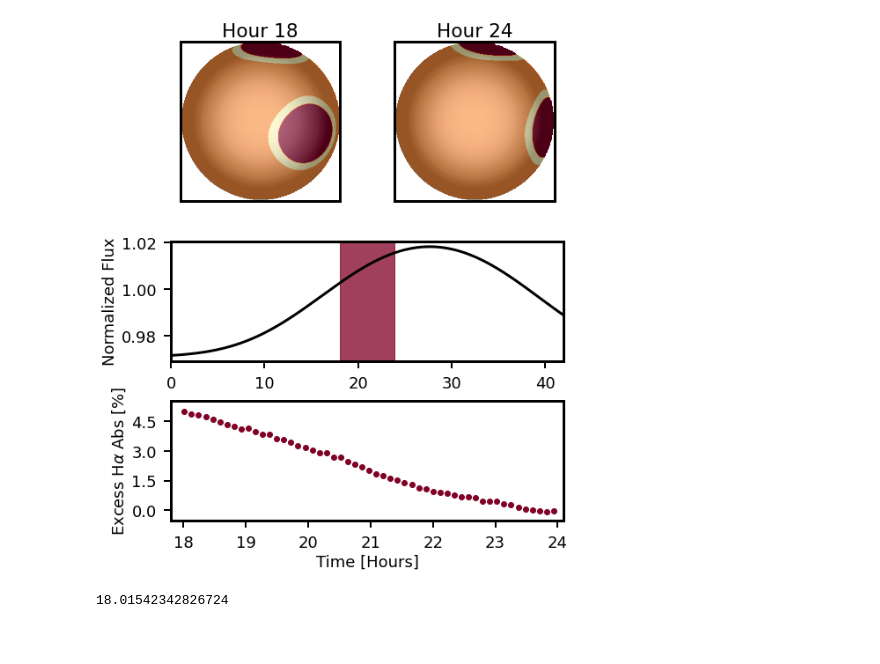
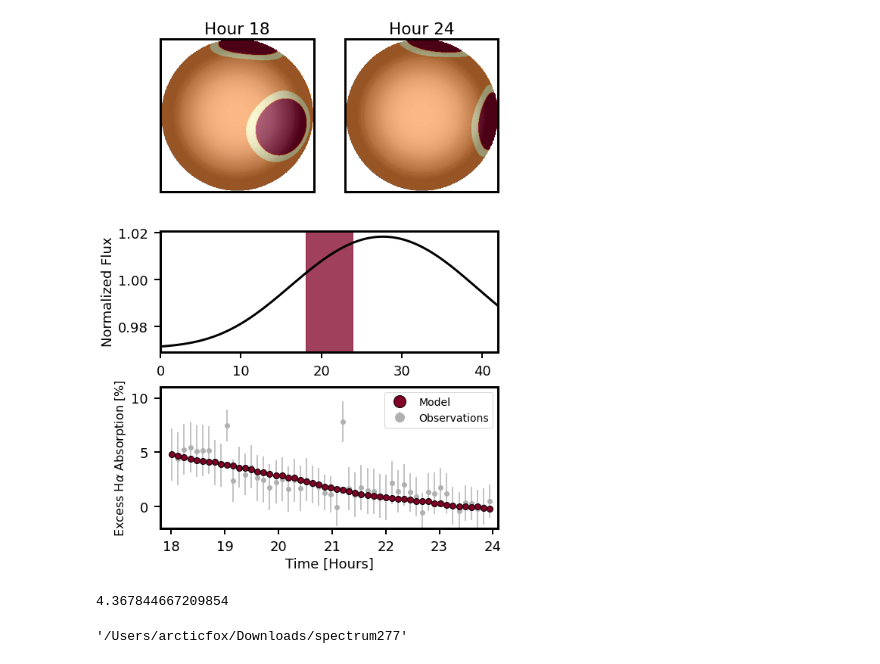
Before and after one commit to afeinstein20/doppler_tomography, a Jupyter notebook: notebooks/spot_model.ipynb, the cells around one changed output. Saved outputs shown, nothing was run; the diff lists cells and outputs as text; code cells hidden in the pictures.

Commit message:
updated for better plotting

```diff
--- a/notebooks/spot_model.ipynb
+++ b/notebooks/spot_model.ipynb
@@ -121,13 +119,13 @@ plt.legend();
 # %%
 surface_dir = '/Users/arcticfox/Documents/atmospheres/v1298tau/spot_surfaces/best_fit'
 surface_fns = np.sort([os.path.join(surface_dir, i) for i in os.listdir(surface_dir)
-                       if i.endswith('.npy')])
+                       if i.endswith('.npy') and 'spot' in i])
 # %%
-limb_vals = np.zeros(len(surf_tab.colnames[1:]))
+limb_vals = np.zeros(len(table.colnames[1:51]))
 for i in range(len(limb_vals)):
-    limb_vals[i] = float(surf_tab.colnames[i+1][1:])/100.0
+    limb_vals[i] = float(table.colnames[i+1][1:4])/100.0
 
-test = np.load(surface_fns[0])
+test = np.load(surface_fns[0], allow_pickle=True)
 ld_star = discrete_star(test.shape[0], limb_vals)
 
 x,y = np.where(ld_star==0)
@@ -170,12 +168,3 @@ for i in tqdm_notebook(range(len(surface_fns))):
     all_spec[i] = spec + 0.0
 # %% [output]
 [interactive output not drawn]
-# %%
-template = np.nanmedian(all_spec[80:], axis=0)
-
-for i in range(len(all_spec)):
-    plt.plot(spot[:,0][q], all_spec[i], c=parula_colors[int(i*1)], lw=3)
-plt.plot(spot[:,0][q], template, 'k', lw=3)
-
-plt.ylim(0.45,0.6)
-plt.xlim(6562.1,6563.5)
@@ -188,6 +176,7 @@ for i in range(len(all_spec)):
     equiv_widths[i] = np.nansum((all_spec[i]/template) - 1) * -1
 # %%
 lc = np.load(os.path.join(surface_dir,'simulated_lc.npy'), allow_pickle=True)
+halpha = np.load('real_halpha.npy', allow_pickle=True)
 
 plot_dir = '/Users/arcticfox/Documents/atmospheres/v1298tau/figures/'
 # %%
@@ -202,31 +191,37 @@ for i in range(cmap.N):
     colors.append(matplotlib.colors.rgb2hex(rgb))
 colors = np.array(colors)
 # %%
-fig2 = plt.figure(constrained_layout=True, figsize=(8,10))
+fig2 = plt.figure(constrained_layout=True, figsize=(8,12))
 spec2 = gridspec.GridSpec(ncols=2, nrows=3, figure=fig2,
-                          height_ratios=[2,1.5, 1.5])
+                          height_ratios=[2,1.5, 1.75])
 ax1 = fig2.add_subplot(spec2[0, 0])
 ax3 = fig2.add_subplot(spec2[0, 1])
 ax2 = fig2.add_subplot(spec2[2, :])
 ax4 = fig2.add_subplot(spec2[1, :])
 
 norm_widths = equiv_widths/np.nanmedian(equiv_widths)
-start=40
+start=42
 
 hl = np.where((lc[0]>=lc[2][0]) & (lc[0]<=lc[2][-1]))[0]
-tlc = (Time(lc[2], format='jd').mjd - Time(lc[2], format='jd').mjd[0]) * units.day
-tlc = tlc.to(units.hour)
+tlc_tot = (Time(lc[0], format='jd').mjd - Time(lc[0], format='jd').mjd[0]) * units.day
+tlc_tot = tlc_tot.to(units.hour)
 
 plotting = np.linspace(tlc_tot[hl][0].value, tlc_tot[hl][-1].value, 53)
-ax2.plot(plotting, equiv_widths[start:start+53], 'o', color=colors[0])
-ax2.set_ylim(-0.5,5.5)
-ax2.set_yticks(np.arange(0,5,1.5))
+
+ax2.errorbar(plotting, halpha[0], yerr=halpha[1], marker='o',
+             ms=6, color='#b0b0b0', linestyle='', zorder=1,
+             label='Observations')
+ax2.plot(plotting, equiv_widths[start:start+53], 'o', color=colors[0],
+         markeredgecolor='k', ms=8, label='Model')
+ax2.legend(fontsize=14)
+
+ax2.set_ylim(-2.0,11.0)
+ax2.set_yticks(np.arange(0,15,5))
 ax2.set_xlim(17.8, 24.1)
-ax2.set_ylabel(r'Excess H$\alpha$ Abs [%]')
+ax2.set_ylabel(r'Excess H$\alpha$ Absorption [%]', fontsize=16)
 ax2.set_xlabel('Time [Hours]')
 
-tlc_tot = (Time(lc[0], format='jd').mjd - Time(lc[0], format='jd').mjd[0]) * units.day
-tlc_tot = tlc_tot.to(units.hour)
+
 ax4.plot(tlc_tot, lc[1], 'k', lw=3)
 ax4.set_xlim(0,42)
 
@@ -238,36 +233,45 @@ ax4.set_ylabel('Normalized Flux')
 ###########################
 ##### DRAWS THE MAPS #####
 ###########################
 
 # LIMB DARKENING MAP #
 mask = np.full(ld_star.shape, np.nan)
 x,y = np.where(ld_star<0.6)
 mask[x,y] = ld_star[x,y]
 
 dat = np.load(surface_fns[start])
 ax1.imshow(dat, origin='lower', cmap='YlOrRd_r')
 ax1.imshow(ld_star, vmin=0.5, vmax=1., cmap='Greys_r', alpha=0.4,
            origin='lower')
 ax1.set_yticks([])
 ax1.set_xticks([])
 ax1.set_title('Hour {}'.format(int(np.round(tlc_tot[hl][0].value,0))))
 
 dat = np.load(surface_fns[start+53])
 ax3.imshow(dat, origin='lower', cmap='YlOrRd_r')
 ax3.imshow(ld_star, vmin=0.5, vmax=1., cmap='Greys_r', alpha=0.4,
            origin='lower')
 ax3.set_yticks([])
 ax3.set_xticks([])
 ax3.set_title('Hour {}'.format(int(np.round(tlc_tot[hl][-1].value,0))))
 
+ax1.set_rasterized(True)
+ax2.set_rasterized(True)
+ax3.set_rasterized(True)
+ax4.set_rasterized(True)
 
-plt.subplots_adjust(wspace=0.2, hspace=0.3)
+plt.subplots_adjust(wspace=0.2, hspace=0.25)
 plt.savefig(os.path.join(plot_dir,'starry_model.pdf'),
             rasterize=True,
             bbox_inches='tight', dpi=250)
 # %% [output]
-[figure, old version]
+[figure, new version]
-# %%
-tlc_tot[hl][0].value
-# %% [output]
-18.01542342826724
+# %%
+start = 52
+equiv_widths[start:start+53][0] - equiv_widths[start:start+53][-1]
+# %% [output]
+4.367844667209854
+# %%
+pwd
+# %% [output]
+'/Users/arcticfox/Downloads/spectrum277'
```
Also changed, not shown: parts of 5 cells of this notebook, 1 other file.
